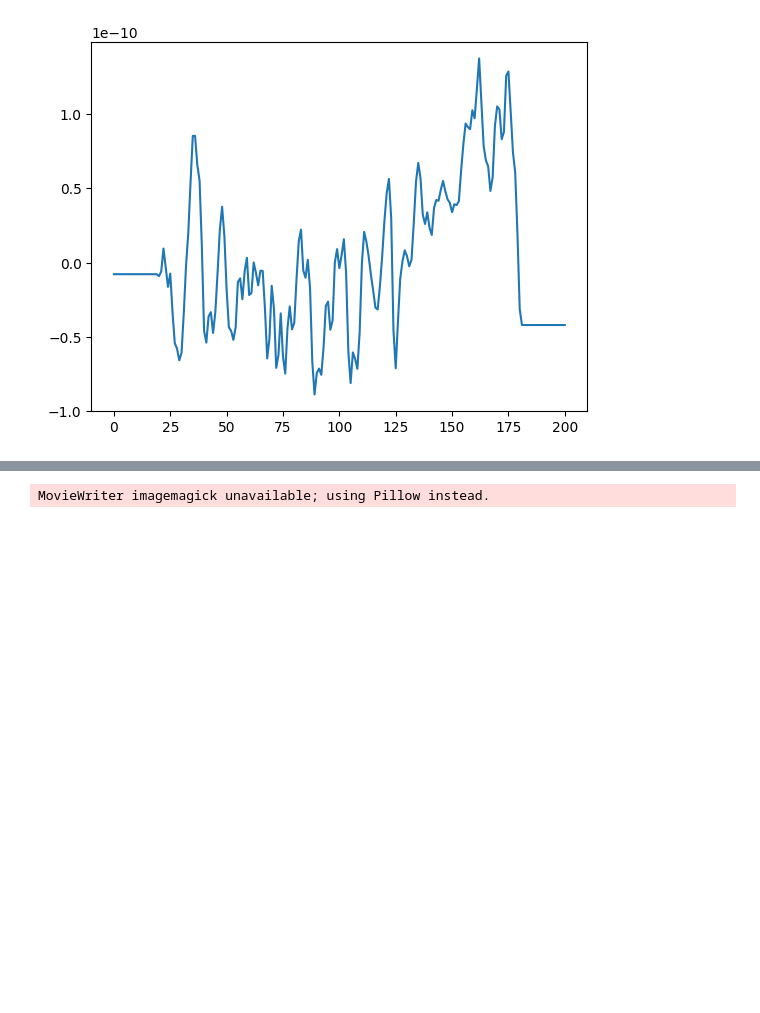
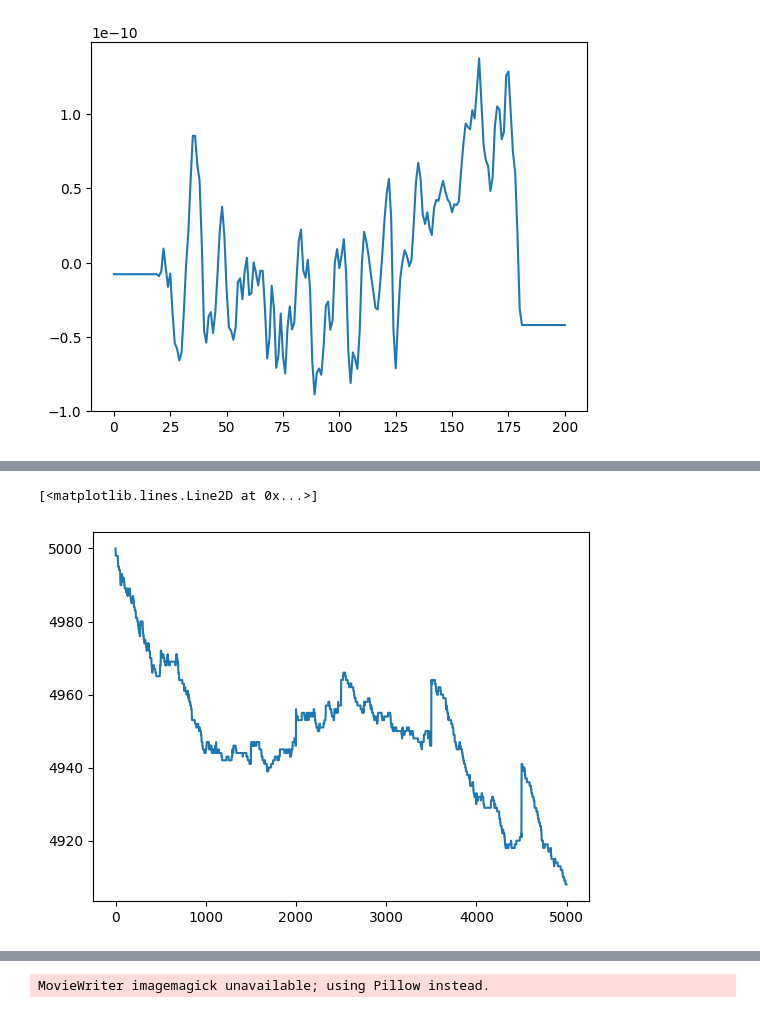
Before and after one commit to setupishe/PlasmaPython, a Jupyter notebook: results.ipynb, the cells around one changed output, grey strips where cells are left out. Cells and saved outputs as stored; diff of their text form; code cells hidden in the pictures; blank space fills up the shorter version.

```diff
--- a/results.ipynb
+++ b/results.ipynb
@@ -235,0 +187,5 @@ emitted:
+# %%
+plt.plot(electrons_over_time)
+# %% [output]
+[<matplotlib.lines.Line2D at 0x...>]
+[figure, added]
```
Also changed, not shown: parts of 31 cells of this notebook, 4 other files.
